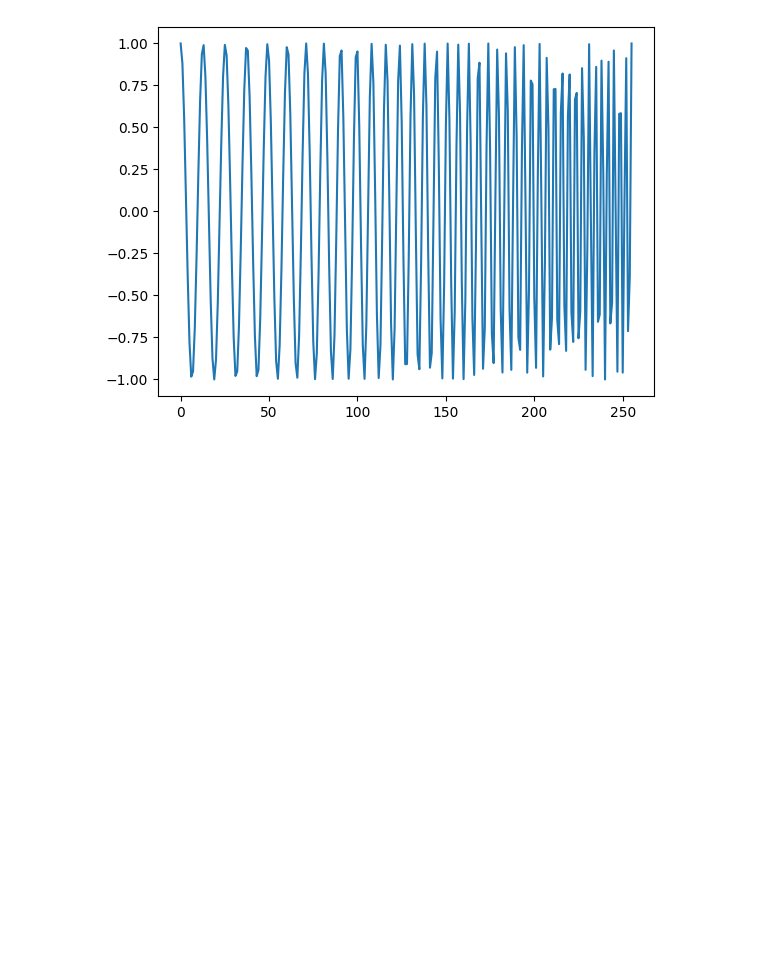
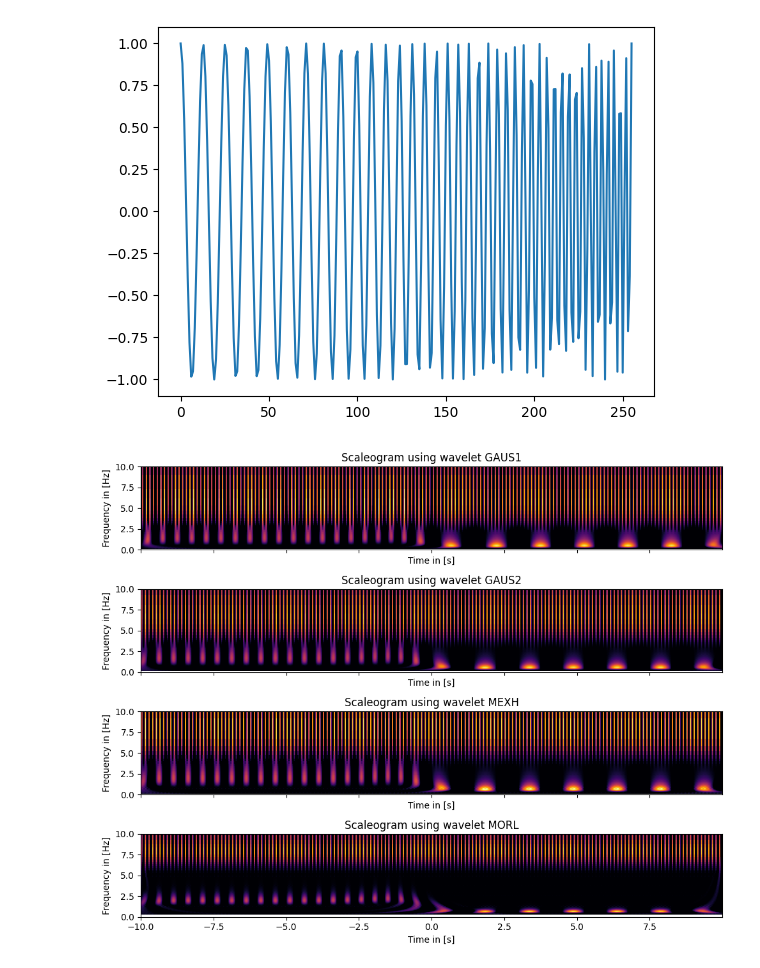
Before and after one commit to CaffineAddic/Wavelet_transforms_in_schlieren_flame_images, a Jupyter notebook: Wavelet_transform_german.ipynb, the cells around one changed output. Drawn from its saved outputs; the diff is of its cells as text; code cells hidden in the pictures; blank space fills up the shorter version.

```diff
--- a/Wavelet_transform_german.ipynb
+++ b/Wavelet_transform_german.ipynb
@@ -218,0 +104,4 @@ plt.savefig('egg_german.png', dpi=150)
+# %%
+import scaleogram as scg
+
+ax = scg.cws(t, sig,  abs(coef), wavelet=wavelet)
@@ -259,3 +146,48 @@ plt.plot(x)
 # %% [output]
 [<matplotlib.lines.Line2D at 0x...>]
 [figure]
+# %%
+import matplotlib.pyplot as plt
+import numpy as np
+from numpy import pi as π
+from scipy.signal import spectrogram, wavelets
+import pywt
+import random
+
+
+f_s = 200              # Sampling rate = number of measurements per second in [Hz]
+t   = np.arange(-10,10, 1 / f_s) # Time between [-10s,10s].
+T1  = np.tanh(t)/2  + 1.0 # Period in [s]
+T2  = 0.125               # Period in [s]
+f1  = 1 / T1              # Frequency in [Hz]
+f2  = 1 / T2              # Frequency in [Hz]
+
+N = len(t)
+x = 13 * np.sin(2 * π * f1 * t) + 42 * np.sin(2 * π * f2 * t)
+
+fig, (ax1, ax2, ax3, ax4) = plt.subplots(4,1, sharex = True, figsize = (10,8))
+
+
+wvoptions=iter(['gaus1','gaus2','mexh','morl'])
+
+axes=[ax1,ax2,ax3,ax4]
+
+
+for ax in axes:
+    # Wavelet transform, i.e. scaleogram
+    try:
+        choice=next(wvoptions)
+        cwtmatr, freqs = pywt.cwt(x, np.arange(1, 512), choice, sampling_period = 1 / f_s)
+        im = ax.pcolormesh(t, freqs, cwtmatr, vmin=0, cmap = "inferno" )
+        ax.set_ylim(0,10)
+        ax.set_ylabel("Frequency in [Hz]")
+        ax.set_xlabel("Time in [s]")
+        ax.set_title(f"Scaleogram using wavelet {choice.upper()}")
+    except:
+        pass
+# plt.savefig("./fourplot.pdf")
+
+plt.tight_layout()
+plt.show()
+# %% [output]
+[figure, added]
```
Also changed, not shown: parts of 22 cells of this notebook, 3 other files.
